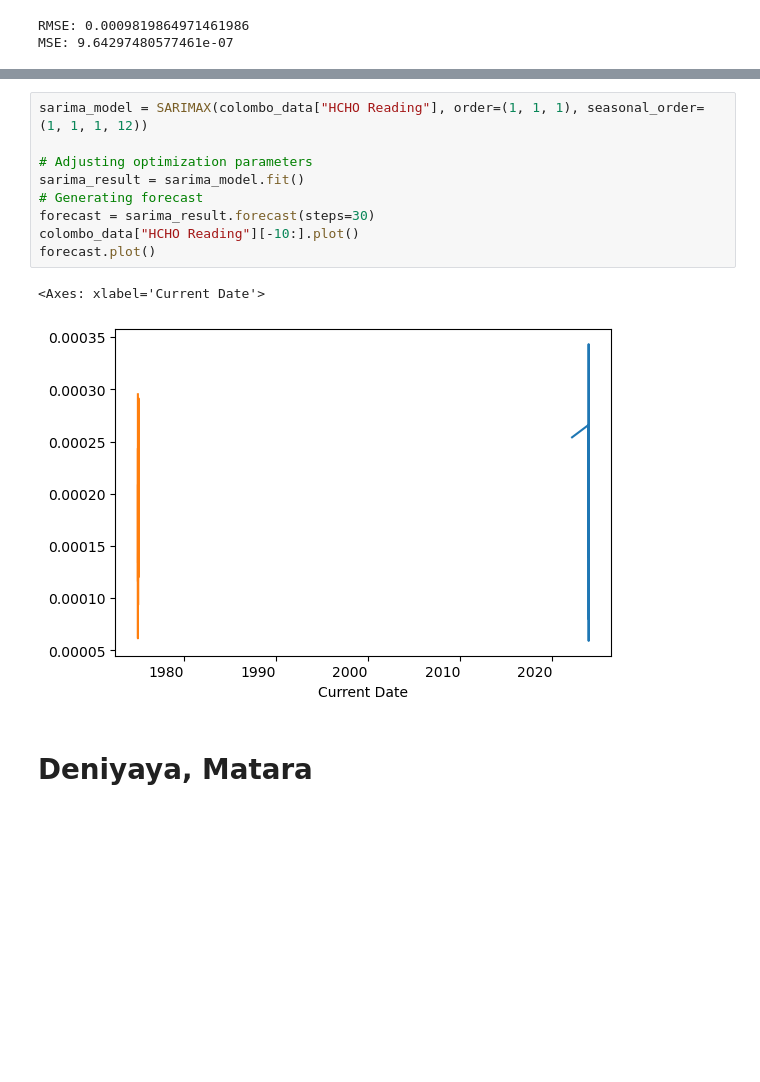
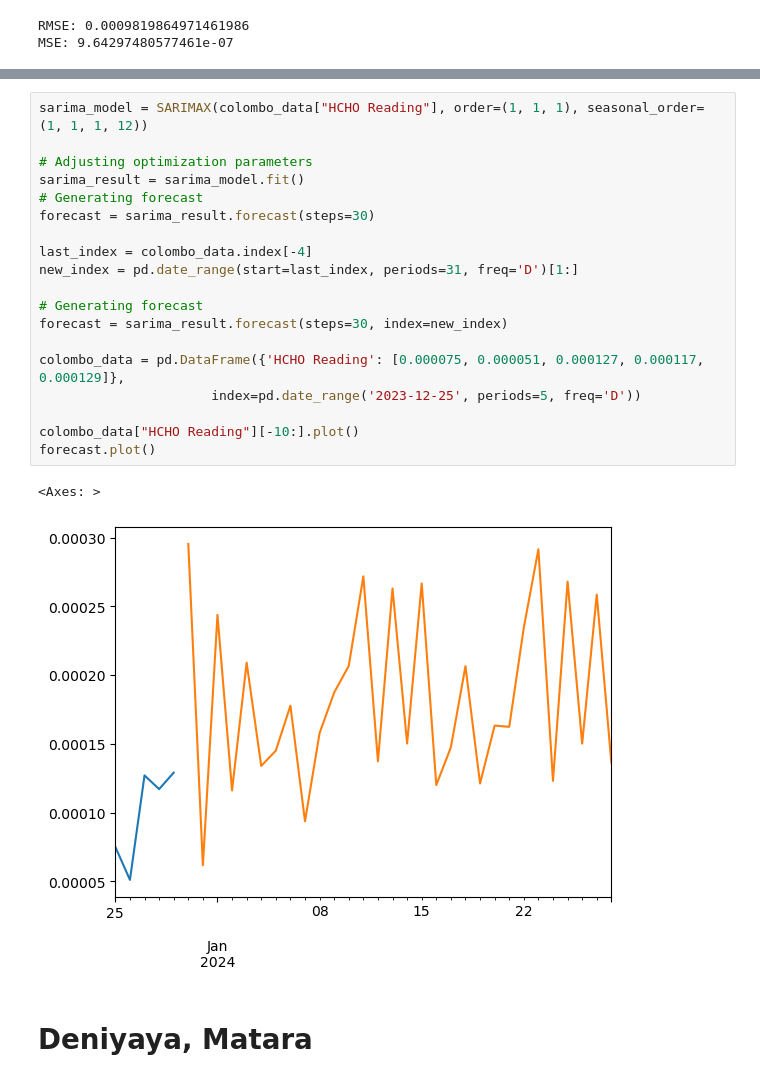
Before and after one commit to VanujaSooriyaarachchi/HCHO_Prediction, a Jupyter notebook: Arima.ipynb, the cells around one changed output, grey strips where cells are left out. Drawn from its saved outputs; the diff is of its cells as text; blank space fills up the shorter version.

```diff
--- a/Arima.ipynb
+++ b/Arima.ipynb
@@ -190,15 +200,25 @@ MSE: 9.64297480577461e-07
 # %%
 sarima_model = SARIMAX(colombo_data["HCHO Reading"], order=(1, 1, 1), seasonal_order=(1, 1, 1, 12))
 
 # Adjusting optimization parameters
 sarima_result = sarima_model.fit()
 # Generating forecast
 forecast = sarima_result.forecast(steps=30)
+
+last_index = colombo_data.index[-4]
+new_index = pd.date_range(start=last_index, periods=31, freq='D')[1:]
+
+# Generating forecast
+forecast = sarima_result.forecast(steps=30, index=new_index)
+
+colombo_data = pd.DataFrame({'HCHO Reading': [0.000075, 0.000051, 0.000127, 0.000117, 0.000129]},
+                      index=pd.date_range('2023-12-25', periods=5, freq='D'))
+
 colombo_data["HCHO Reading"][-10:].plot()
 forecast.plot()
 # %% [output]
-<Axes: xlabel='Current Date'>
+<Axes: >
-[figure, old version]
+[figure, new version]
 # %% [markdown]
 # Deniyaya, Matara
 # %%
```
Also changed, not shown: parts of 3 cells of this notebook, 5 other files.
